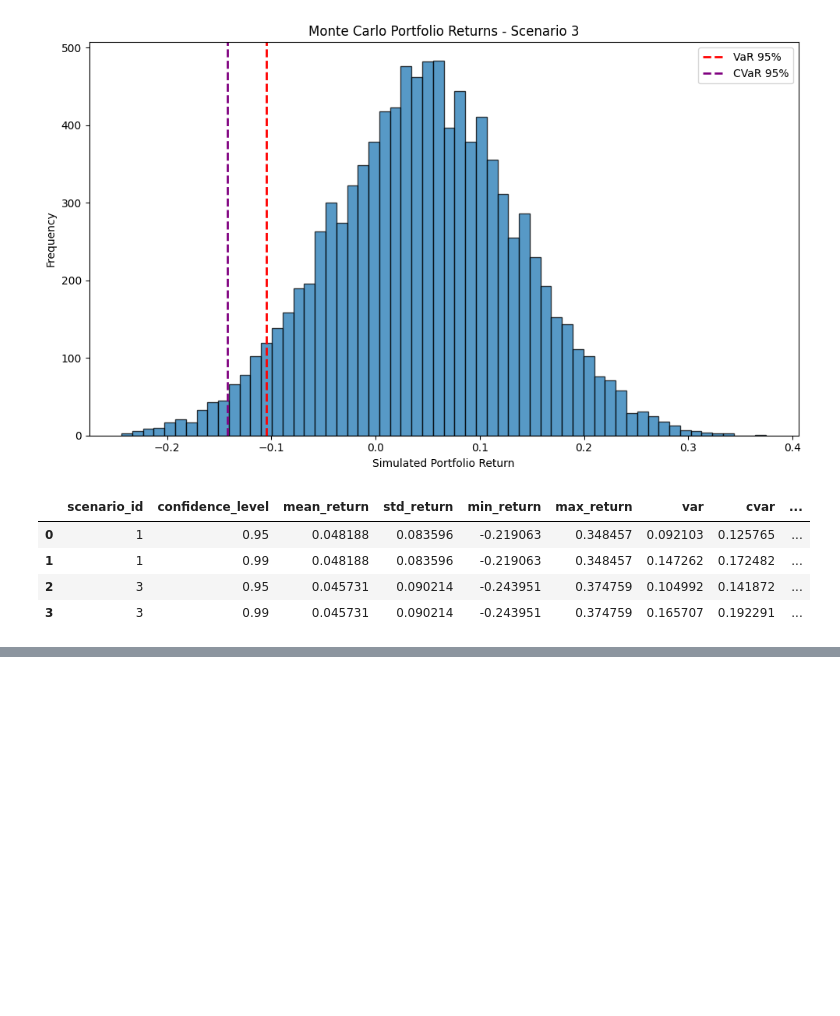
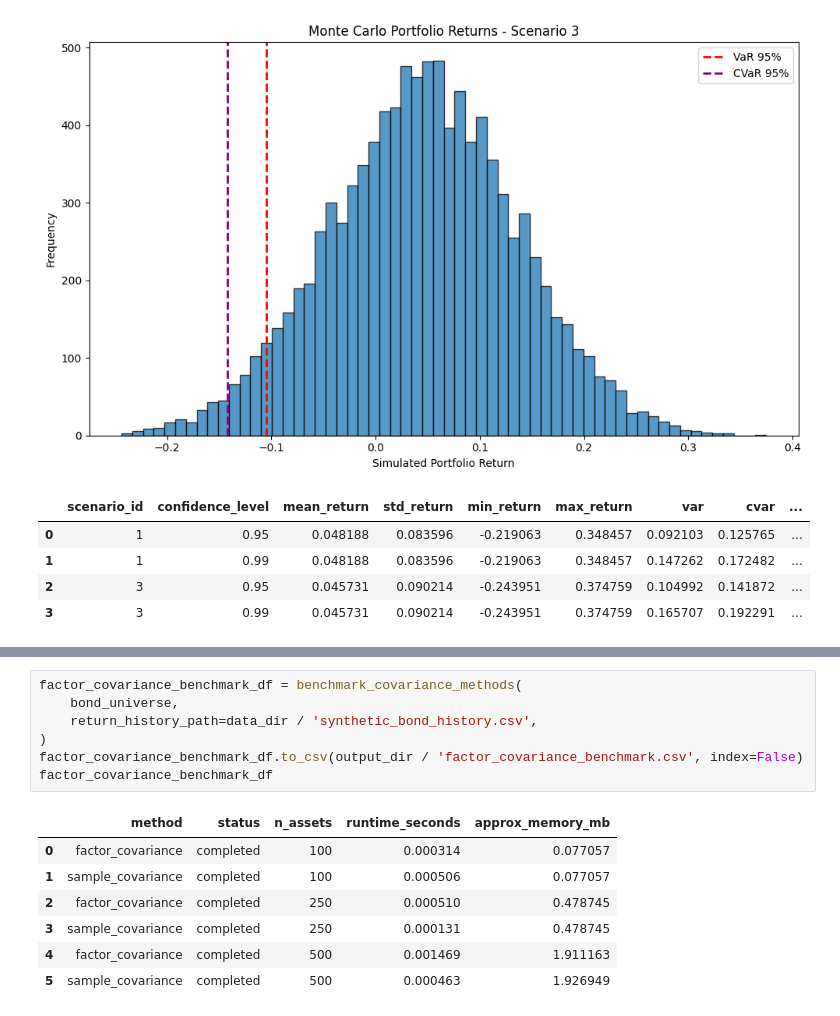
Before and after one commit to tanishqsardana/financial_risk_engine, a Jupyter notebook: notebooks/final_project_pipeline.ipynb, the cells around one changed output, grey strips where cells are left out. Saved outputs shown, nothing was run; the diff lists cells and outputs as text; blank space fills up the shorter version.

```diff
--- a/notebooks/final_project_pipeline.ipynb
+++ b/notebooks/final_project_pipeline.ipynb
@@ -163,0 +213,15 @@ final_summary_df
+# %%
+factor_covariance_benchmark_df = benchmark_covariance_methods(
+    bond_universe,
+    return_history_path=data_dir / 'synthetic_bond_history.csv',
+)
+factor_covariance_benchmark_df.to_csv(output_dir / 'factor_covariance_benchmark.csv', index=False)
+factor_covariance_benchmark_df
+# %% [output]
+|  | method | status | n_assets | runtime_seconds | approx_memory_mb |
+| 0 | factor_covariance | completed | 100 | 0.000314 | 0.077057 |
+| 1 | sample_covariance | completed | 100 | 0.000506 | 0.077057 |
+| 2 | factor_covariance | completed | 250 | 0.000510 | 0.478745 |
+| 3 | sample_covariance | completed | 250 | 0.000131 | 0.478745 |
+| 4 | factor_covariance | completed | 500 | 0.001469 | 1.911163 |
+| 5 | sample_covariance | completed | 500 | 0.000463 | 1.926949 |
```
Also changed, not shown: parts of 7 cells of this notebook, 19 other files.
